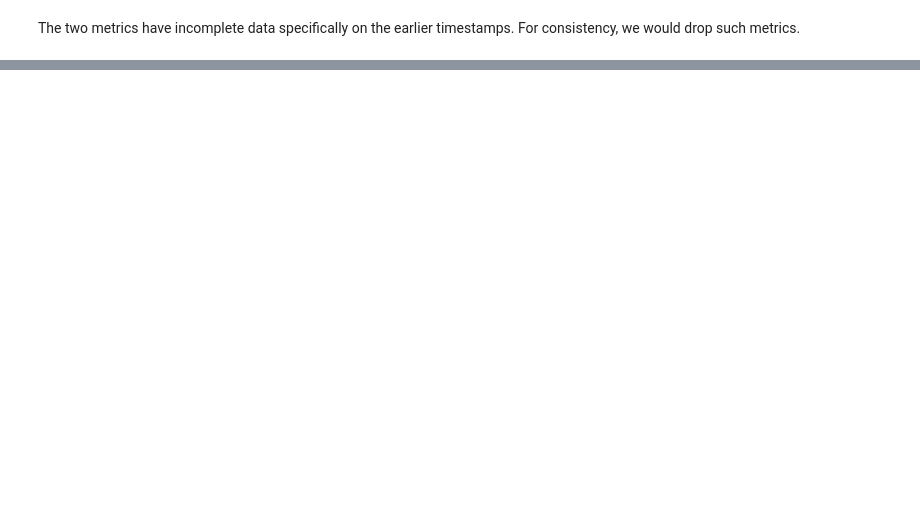
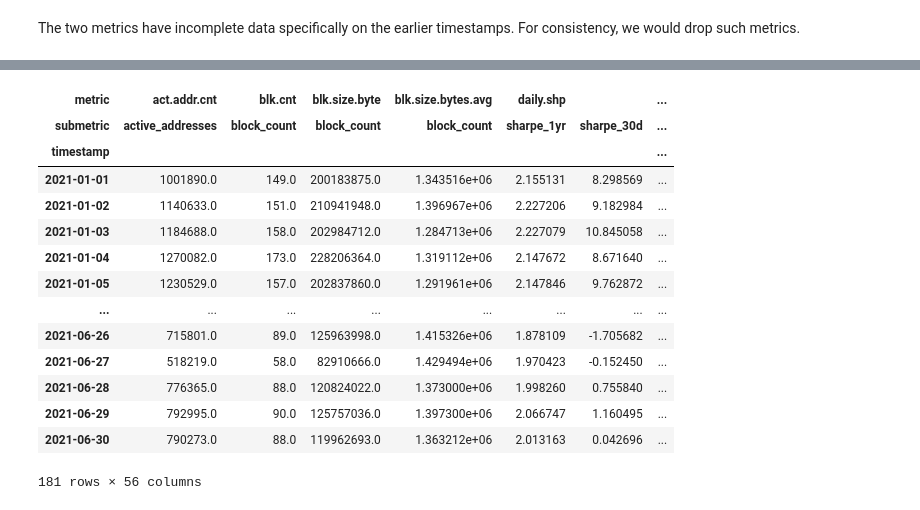
Before and after one commit to KaidenFrizu/recurrent-bitcoin-network, a Jupyter notebook: docs/Documentation.ipynb, the cells around one changed output, grey strips where cells are left out. Cells and saved outputs as stored; diff of their text form; code cells hidden in the pictures; blank space fills up the shorter version.

```diff
--- a/docs/Documentation.ipynb
+++ b/docs/Documentation.ipynb
@@ -84,0 +44,2 @@ freemetrics.to_csv('raw/freemetrics.csv')
+# %%
+collector = collect.MessariCollector(api_key=os.getenv('MESSARI_API_KEY'))
@@ -179 +104,11 @@ data
+# %%
+try:
+    test_df = pd.read_csv('../raw/testdata.csv')
+except FileNotFoundError:
+    test_raw = collector.get_fulldata('BTC', '2021-01-01', '2021-06-30')
+    test_df = pd.concat(
+        [resp.get_melt_data() for resp in test_raw],
+        ignore_index=True
+    )
+    test_df.to_csv('../raw/testdata.csv', index=False)
 # %%
@@ -451,0 +188,4 @@ np.save('raw/y_dataset.npy', y_dataset)
+# %%
+filter_users_test = test_df['metric'] != 'reddit.active.users'
+filter_subs_test = test_df['metric'] != 'reddit.subscribers'
+test_df = test_df[filter_users_test & filter_subs_test]
@@ -451,0 +216,8 @@ np.save('raw/y_dataset.npy', y_dataset)
+# %%
+wide_test = test_df.pivot_table(
+    index='timestamp',
+    columns=['metric', 'submetric'],
+    values='value'
+)
+
+prices_test = wide_test.pop('price')
@@ -451,0 +279,18 @@ np.save('raw/y_dataset.npy', y_dataset)
+# %%
+wide_test
+# %% [output]
+| metric | act.addr.cnt | blk.cnt | blk.size.byte | blk.size.bytes.avg | daily.shp |  | ... |
+| submetric | active_addresses | block_count | block_count | block_count | sharpe_1yr | sharpe_30d | ... |
+| timestamp |  |  |  |  |  |  | ... |
+| 2021-01-01 | 1001890.0 | 149.0 | 200183875.0 | 1.343516e+06 | 2.155131 | 8.298569 | ... |
+| 2021-01-02 | 1140633.0 | 151.0 | 210941948.0 | 1.396967e+06 | 2.227206 | 9.182984 | ... |
+| 2021-01-03 | 1184688.0 | 158.0 | 202984712.0 | 1.284713e+06 | 2.227079 | 10.845058 | ... |
+| 2021-01-04 | 1270082.0 | 173.0 | 228206364.0 | 1.319112e+06 | 2.147672 | 8.671640 | ... |
+| 2021-01-05 | 1230529.0 | 157.0 | 202837860.0 | 1.291961e+06 | 2.147846 | 9.762872 | ... |
+| ... | ... | ... | ... | ... | ... | ... | ... |
+| 2021-06-26 | 715801.0 | 89.0 | 125963998.0 | 1.415326e+06 | 1.878109 | -1.705682 | ... |
+| 2021-06-27 | 518219.0 | 58.0 | 82910666.0 | 1.429494e+06 | 1.970423 | -0.152450 | ... |
+| 2021-06-28 | 776365.0 | 88.0 | 120824022.0 | 1.373000e+06 | 1.998260 | 0.755840 | ... |
+| 2021-06-29 | 792995.0 | 90.0 | 125757036.0 | 1.397300e+06 | 2.066747 | 1.160495 | ... |
+| 2021-06-30 | 790273.0 | 88.0 | 119962693.0 | 1.363212e+06 | 2.013163 | 0.042696 | ... |
+181 rows × 56 columns
```
Also changed, not shown: parts of 81 cells of this notebook, 1 other file.
